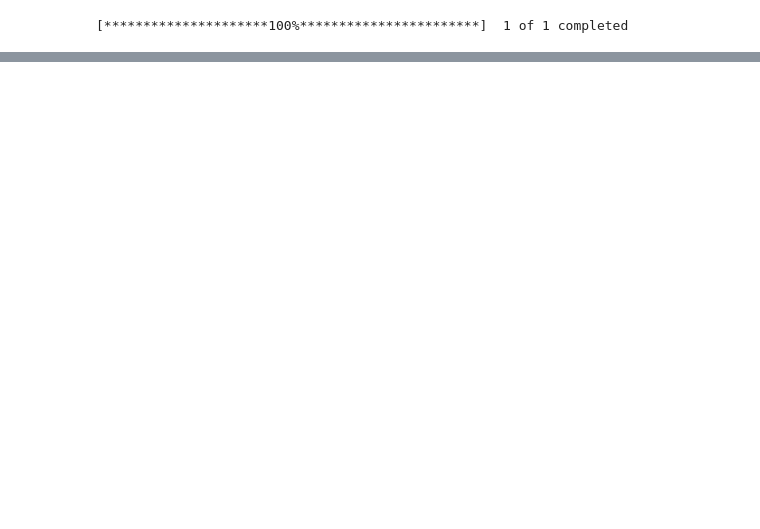
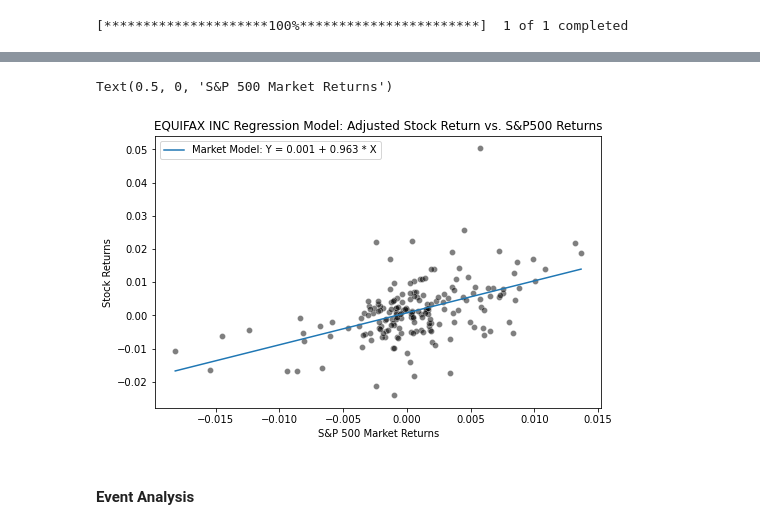
Before and after one commit to Zeyuzhao/BreachPrice, a Jupyter notebook: notebooks/z_model.ipynb, the cells around one changed output, grey strips where cells are left out. Cells and saved outputs as stored; diff of their text form; code cells hidden in the pictures; blank space fills up the shorter version.

```diff
--- a/notebooks/z_model.ipynb
+++ b/notebooks/z_model.ipynb
@@ -225,0 +453,21 @@ for i, row in df.iterrows():
+# %%
+sp500_returns = model_df["sp500_returns"]
+stock_returns = model_df["stock_returns"]
+
+plt.figure(figsize=(8,5))
+# Display regression line
+X = sp500_returns.values
+Y = alpha + beta * X
+ax = sns.lineplot(x=X, y=Y, label=f'Market Model: Y = {alpha:.3f} + {beta:.3f} * X')
+# ----------------------------
+sns.scatterplot(data=model_df, x="sp500_returns", y="stock_returns", color="black", alpha=0.5)
+
+ax.legend()
+ax.set_title(f"{company_name} Regression Model: Adjusted Stock Return vs. S&P500 Returns")
+ax.set_ylabel("Stock Returns")
+ax.set_xlabel("S&P 500 Market Returns")
+# %% [output]
+Text(0.5, 0, 'S&P 500 Market Returns')
+[figure, added]
+# %% [markdown]
+#### Event Analysis
```
Also changed, not shown: parts of 48 cells of this notebook, 4 other files.
